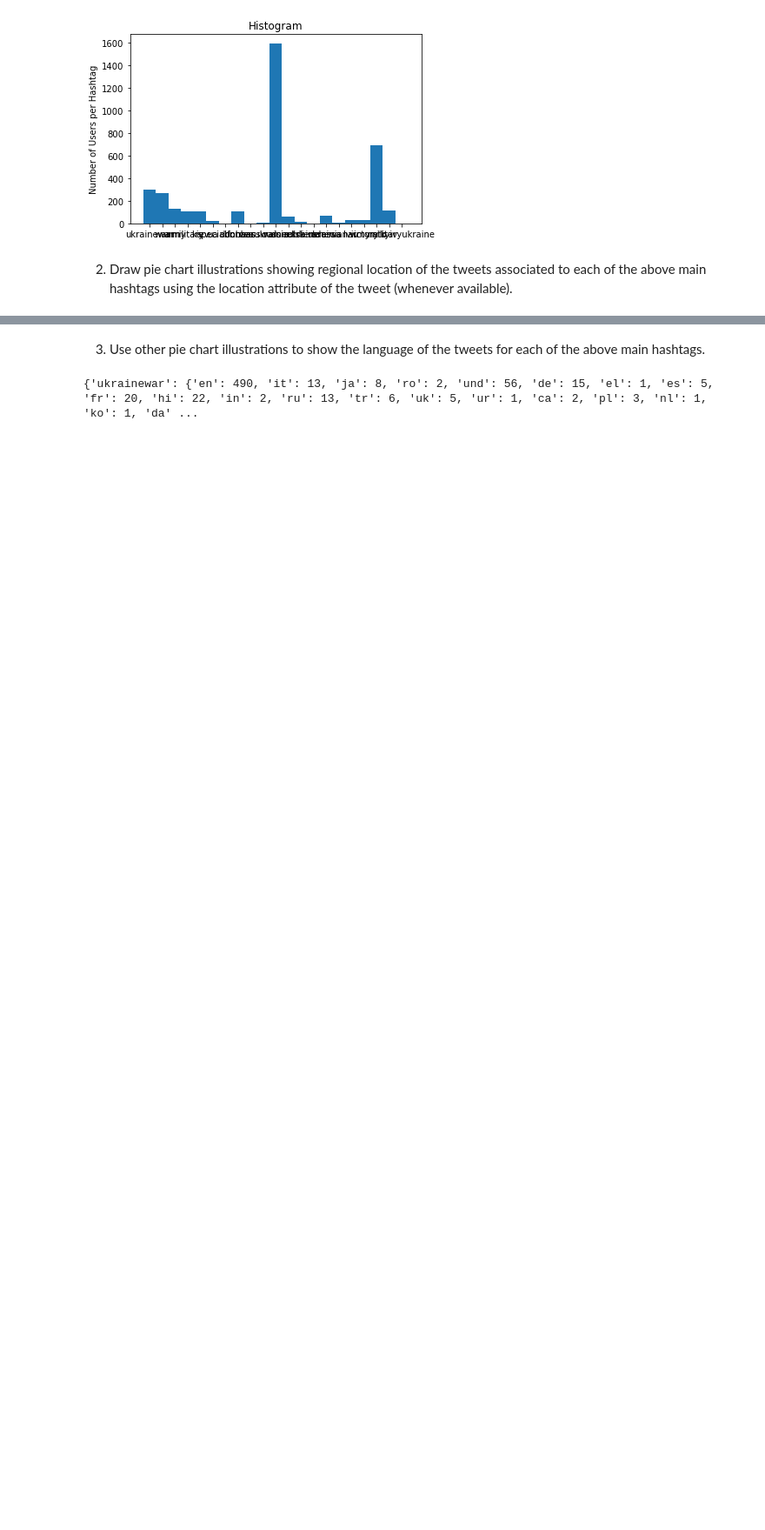
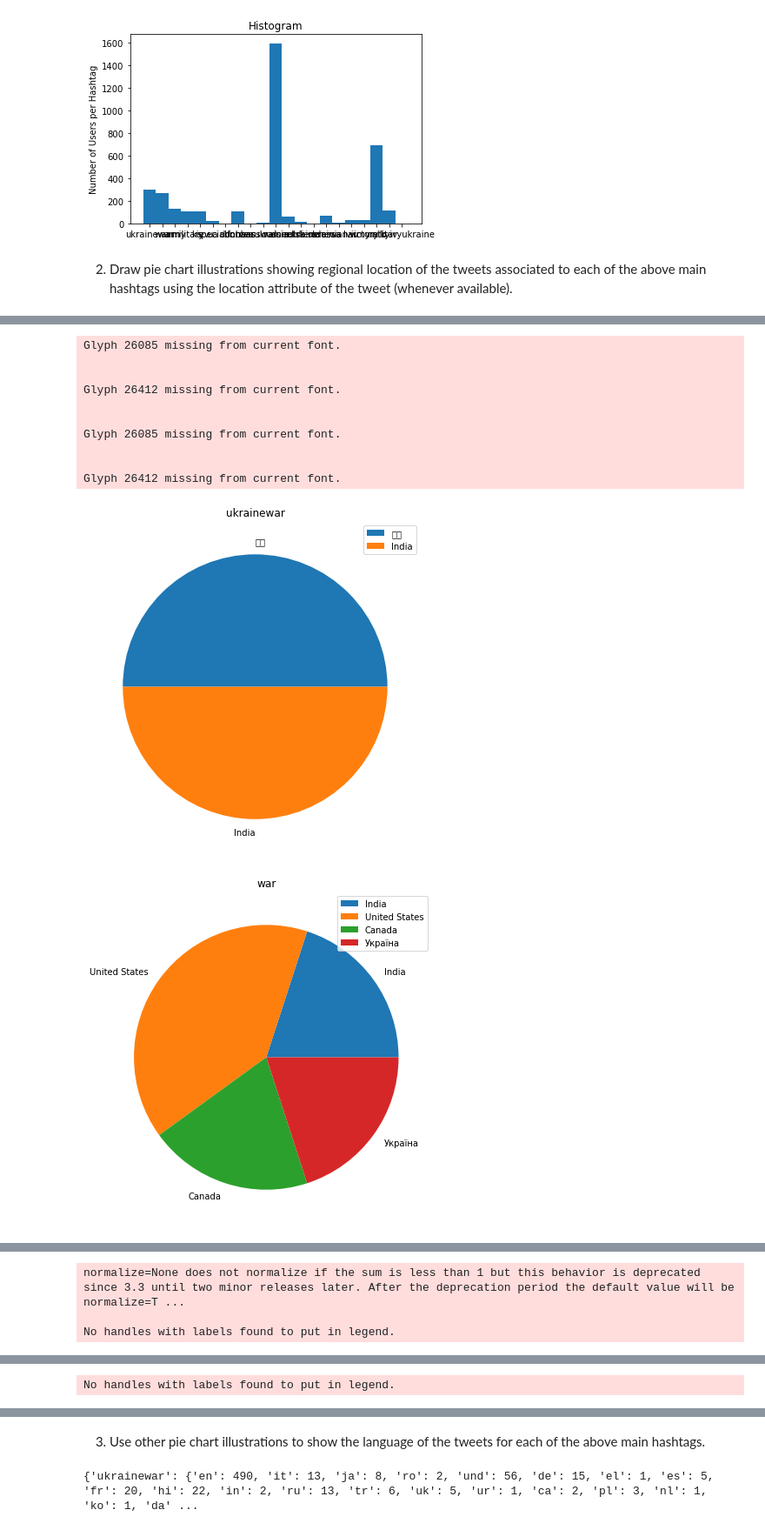
Before and after one commit to benedikt-armbruster/WarTwitterAnalysis, a Jupyter notebook: analysis.ipynb, the cells around one changed output, grey strips where cells are left out. Shown at 87% size. Cells and saved outputs as stored; diff of their text form; code cells hidden in the pictures; blank space fills up the shorter version.

```diff
--- a/analysis.ipynb
+++ b/analysis.ipynb
@@ -73,0 +64,37 @@ for index, row in tweets.iterrows():
+# %%
+from geopy.geocoders import Nominatim
+
+def whereIs(s):
+
+    geolocator = Nominatim(user_agent="WarTwitterAnalysis")
+    location = geolocator.geocode(s)
+    if location is None :
+        return None
+    return location.address
+
+
+
+dictOfhashtags_location = { i : {} for i in hashtags }
+
+
+for index, row in tweets.iterrows():
+    for hashtag in ast.literal_eval(row.loc['hashtags']):
+        if hashtag.lower() in dictOfhashtags_location:
+            loc_string = row.loc['location']
+            if type(loc_string) != type(0.1) : #check if the string is not nan(not a number)
+                loc = whereIs(loc_string)
+                if loc is not None :
+                    region = loc.rsplit(',', 1)[-1]
+                    if region[0] == ' ' :
+                        region = region[1:]
+                    #if region not in dictOfhashtags_location[hashtag.lower()]:
+
+                        if region not in dictOfhashtags_location[hashtag.lower()].keys():
+                            #dictOfhashtags_location[hashtag.lower()].append(region)
+                            dictOfhashtags_location[hashtag.lower()][region] = 1
+                        else:
+                            dictOfhashtags_location[hashtag.lower()][region] += 1
+
+                        #dictOfhashtags_location[hashtag.lower()].append(region)
+                        print(loc)
+                        print(region)
@@ -73,0 +124,20 @@ for index, row in tweets.iterrows():
+# %%
+for key, value in dictOfhashtags_location.items():
+    fig = plt.figure(figsize =(10, 7))
+    plt.title(key)
+    plt.pie(value.values(), labels = value.keys())
+    plt.legend()
+    plt.show()
+# %% [output]
+Glyph 26085 missing from current font.
+
+
+Glyph 26412 missing from current font.
+
+
+Glyph 26085 missing from current font.
+
+
+Glyph 26412 missing from current font.
+[figure, added]
+[figure, added]
@@ -73,0 +147,3 @@ for index, row in tweets.iterrows():
+normalize=None does not normalize if the sum is less than 1 but this behavior is deprecated since 3.3 until two minor releases later. After the deprecation period the default value will be normalize=T ...
+
+No handles with labels found to put in legend.
@@ -73,0 +151 @@ for index, row in tweets.iterrows():
+No handles with labels found to put in legend.
```
Also changed, not shown: parts of 11 cells of this notebook.
